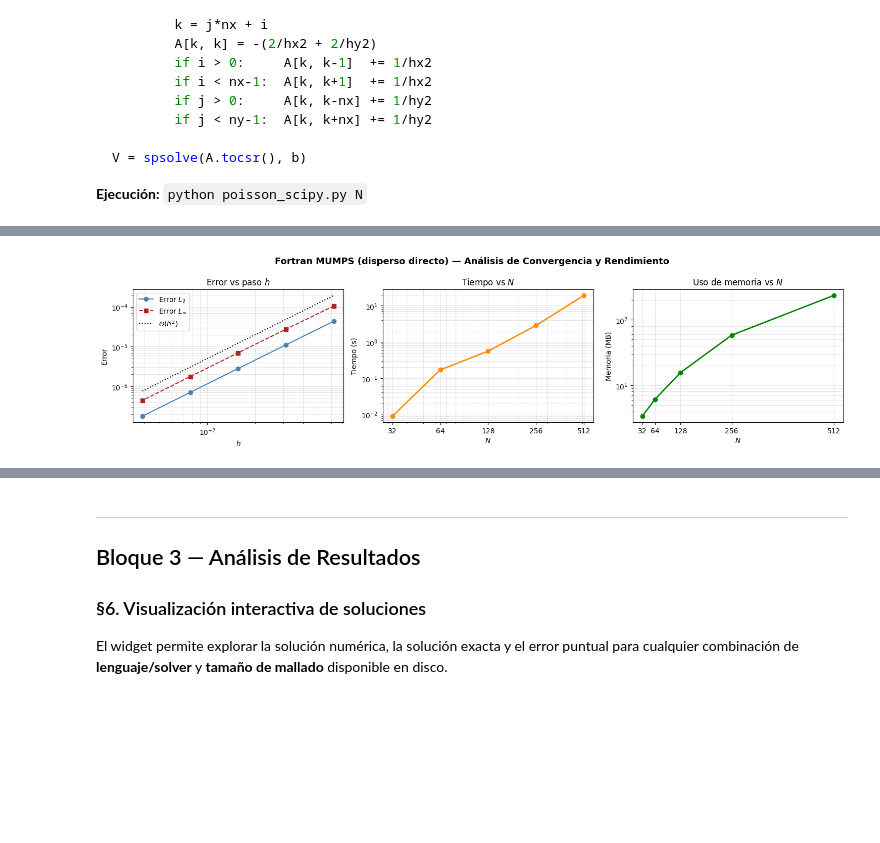
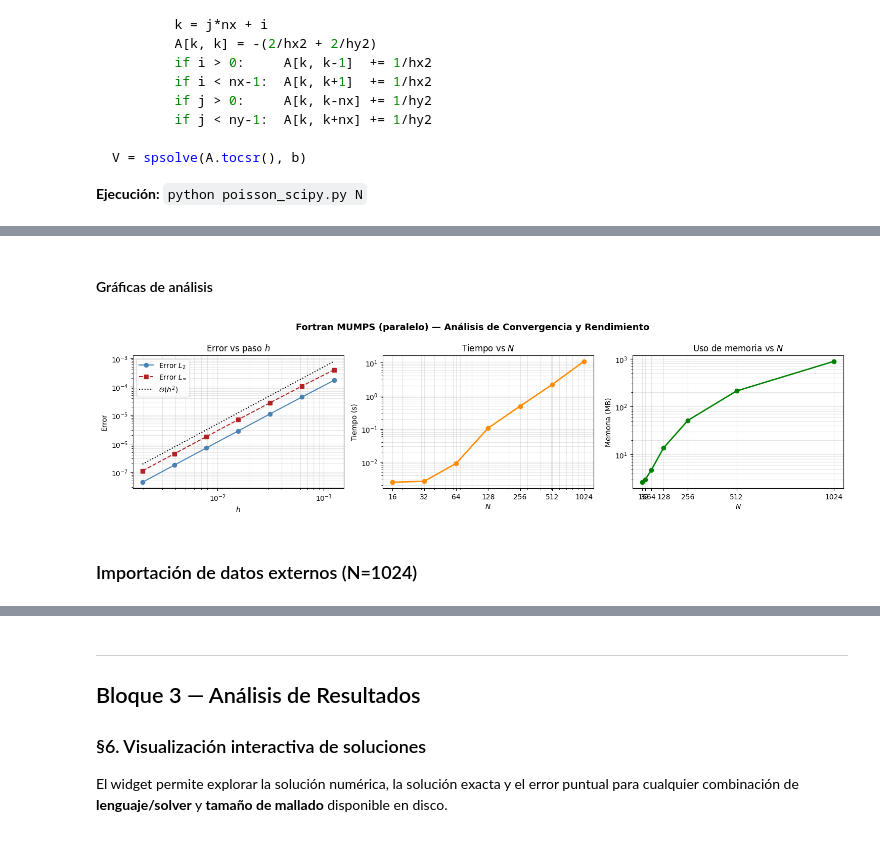
Before and after one commit to isabelnieto900/MFC, a Jupyter notebook: 3.EDPs/taller-poisson/poisson_organizado.ipynb, the cells around one changed output, grey strips where cells are left out. Saved outputs shown, nothing was run; the diff lists cells and outputs as text; code cells hidden in the pictures; blank space fills up the shorter version.

```diff
--- a/3.EDPs/taller-poisson/poisson_organizado.ipynb
+++ b/3.EDPs/taller-poisson/poisson_organizado.ipynb
@@ -259,11 +292,12 @@ Ejecutando Python (scipy) para N = [32, 64, 128, 256, 512]
 # %%
 import pandas as pd, numpy as np, os
 WORK = "/home/isabel/MFC/3.EDPs/taller-poisson"
+GRIDS = [16, 32, 64, 128, 256, 512, 1024]
 
 df = pd.read_csv(os.path.join(WORK, "metrics_python.csv"))
 df.sort_values("N", inplace=True)
 df.drop_duplicates(subset="N", keep="last", inplace=True)
-df.reset_index(drop=True, inplace=True)
+df = df[df["N"].isin(GRIDS)].reset_index(drop=True)
 df["h"] = 2.0 / df["N"]
 df["time_s"] = df["time_ms"] / 1000.0
 df.rename(columns={"errL2": "error_L2", "errMax": "error_Max", "mem_MB": "memory_MB"}, inplace=True)
@@ -293,11 +331,12 @@ print(display_df.to_string(index=False, formatters={k: (lambda v,f=f: f.format(v
 import matplotlib.pyplot as plt
 import pandas as pd, numpy as np, os
 WORK = "/home/isabel/MFC/3.EDPs/taller-poisson"
+GRIDS = [16, 32, 64, 128, 256, 512, 1024]
 
 df = pd.read_csv(os.path.join(WORK, "metrics_python.csv"))
 df.sort_values("N", inplace=True)
 df.drop_duplicates(subset="N", keep="last", inplace=True)
-df.reset_index(drop=True, inplace=True)
+df = df[df["N"].isin(GRIDS)].reset_index(drop=True)
 df["h"] = 2.0 / df["N"]
 df["time_s"] = df["time_ms"] / 1000.0
 df.rename(columns={"errL2": "error_L2", "errMax": "error_Max", "mem_MB": "memory_MB"}, inplace=True)
@@ -438,41 +514,50 @@ print(display_df.to_string(index=False, formatters={k: (lambda v,f=f: f.format(v
+# %% [markdown]
+#### Gráficas de análisis
 # %%
 import matplotlib.pyplot as plt
 import pandas as pd, numpy as np, os
 WORK = "/home/isabel/MFC/3.EDPs/taller-poisson"
+GRIDS = [16, 32, 64, 128, 256, 512, 1024]
 
-df = pd.read_csv(os.path.join(WORK, "metrics_fortran.csv"))
-df.sort_values("N", inplace=True)
-df.drop_duplicates(subset="N", keep="last", inplace=True)
-df.reset_index(drop=True, inplace=True)
-df["h"] = 2.0 / df["N"]
-df["time_s"] = df["time_ms"] / 1000.0
-df.rename(columns={"errL2": "error_L2", "errMax": "error_Max", "mem_MB": "memory_MB"}, inplace=True)
+fpath = os.path.join(WORK, "metrics_fortran.csv")
+if not os.path.exists(fpath):
+    print("⚠️  metrics_fortran.csv no encontrado. Ejecuta primero la celda de compilación/ejecución de Fortran.")
+else:
+    df = pd.read_csv(fpath)
+    df.sort_values("N", inplace=True)
+    df.drop_duplicates(subset="N", keep="last", inplace=True)
+    df = df[df["N"].isin(GRIDS)].reset_index(drop=True)
+    df["h"] = 2.0 / df["N"]
+    df["time_s"] = df["time_ms"] / 1000.0
+    df.rename(columns={"errL2": "error_L2", "errMax": "error_Max", "mem_MB": "memory_MB"}, inplace=True)
 
-fig, axes = plt.subplots(1, 3, figsize=(15, 4))
-fig.suptitle("Fortran MUMPS (disperso directo) — Análisis de Convergencia y Rendimiento", fontsize=13, fontweight="bold")
+    fig, axes = plt.subplots(1, 3, figsize=(15, 4))
+    fig.suptitle("Fortran MUMPS (paralelo) — Análisis de Convergencia y Rendimiento", fontsize=13, fontweight="bold")
 
-ax = axes[0]
-ax.loglog(df["h"], df["error_L2"],  "o-", label="Error $L_2$",  color="steelblue")
-ax.loglog(df["h"], df["error_Max"], "s--", label="Error $L_\\infty$", color="firebrick")
-h_ref = np.sort(df["h"].values)
-ax.loglog(h_ref, 0.05*h_ref**2, "k:", label="$\\mathcal{O}(h^2)$")
-ax.set_xlabel("$h$"); ax.set_ylabel("Error"); ax.set_title("Error vs paso $h$")
-ax.legend(); ax.grid(True, which="both", alpha=0.3)
+    ax = axes[0]
+    ax.loglog(df["h"], df["error_L2"],  "o-", label="Error $L_2$",  color="steelblue")
+    ax.loglog(df["h"], df["error_Max"], "s--", label="Error $L_\\infty$", color="firebrick")
+    h_ref = np.sort(df["h"].values)
+    ax.loglog(h_ref, 0.05*h_ref**2, "k:", label="$\\mathcal{O}(h^2)$")
+    ax.set_xlabel("$h$"); ax.set_ylabel("Error"); ax.set_title("Error vs paso $h$")
+    ax.legend(); ax.grid(True, which="both", alpha=0.3)
 
-ax = axes[1]
-ax.loglog(df["N"], df["time_s"], "o-", color="darkorange", lw=2)
-ax.set_xlabel("$N$"); ax.set_ylabel("Tiempo (s)"); ax.set_title("Tiempo vs $N$")
-ax.grid(True, which="both", alpha=0.3)
-ax.set_xticks(df["N"]); ax.get_xaxis().set_major_formatter(plt.ScalarFormatter())
+    ax = axes[1]
+    ax.loglog(df["N"], df["time_s"], "o-", color="darkorange", lw=2)
+    ax.set_xlabel("$N$"); ax.set_ylabel("Tiempo (s)"); ax.set_title("Tiempo vs $N$")
+    ax.grid(True, which="both", alpha=0.3)
+    ax.set_xticks(df["N"]); ax.get_xaxis().set_major_formatter(plt.ScalarFormatter())
 
-ax = axes[2]
-ax.semilogy(df["N"], df["memory_MB"], "o-", color="green", lw=2)
-ax.set_xlabel("$N$"); ax.set_ylabel("Memoria (MB)"); ax.set_title("Uso de memoria vs $N$")
-ax.grid(True, which="both", alpha=0.3)
-ax.set_xticks(df["N"]); ax.get_xaxis().set_major_formatter(plt.ScalarFormatter())
+    ax = axes[2]
+    ax.semilogy(df["N"], df["memory_MB"], "o-", color="green", lw=2)
+    ax.set_xlabel("$N$"); ax.set_ylabel("Memoria (MB)"); ax.set_title("Uso de memoria vs $N$")
+    ax.grid(True, which="both", alpha=0.3)
+    ax.set_xticks(df["N"]); ax.get_xaxis().set_major_formatter(plt.ScalarFormatter())
 
-plt.tight_layout()
-plt.savefig(os.path.join(WORK, "fortran_analysis.png"), dpi=100, bbox_inches="tight")
-plt.show()
+    plt.tight_layout()
+    plt.savefig(os.path.join(WORK, "fortran_analysis.png"), dpi=100, bbox_inches="tight")
+    plt.show()
 # %% [output]
-[figure, old version]
+[figure, new version]
+# %% [markdown]
+### Importación de datos externos (N=1024)
```
Also changed, not shown: parts of 22 cells of this notebook, 7 other files.
